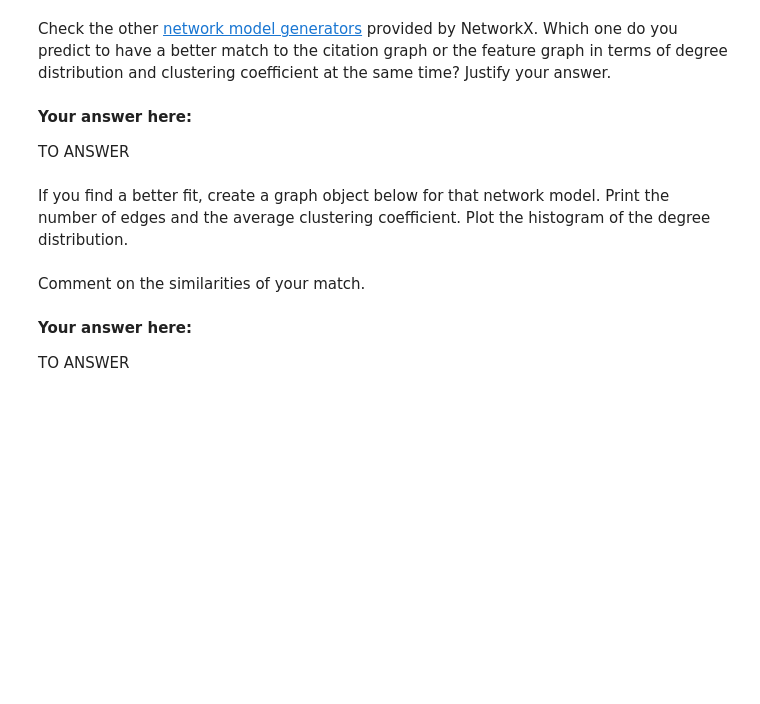
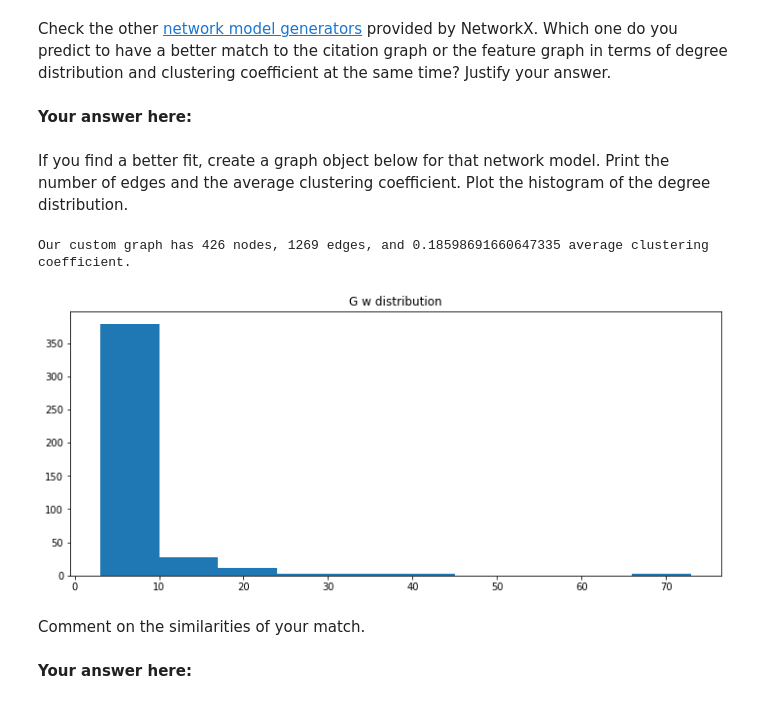
Before and after one commit to jonathan-doenz/ntds_2019, a Jupyter notebook: assignments/1_network_science.ipynb, the cells around one changed output. Drawn from its saved outputs; the diff is of its cells as text; code cells hidden in the pictures; blank space fills up the shorter version.

```diff
--- a/assignments/1_network_science.ipynb
+++ b/assignments/1_network_science.ipynb
@@ -186,8 +152,8 @@ You have to appropriately reduce the adjacency matrix of the citation graph.
 # Your code here.
 interest_paper_ids = pd_content[pd_content.class_label == my_field].index.values
 interest_paper_indices = []
-for i in interest_paper_ids:
-    interest_paper_indices.append(int(np.where(i == sorted_papers)[0]))
+for paper_id in interest_paper_ids:
+    interest_paper_indices.append(int(np.where(paper_id == sorted_papers)[0]))
 A_citation = np.take(A_citation, interest_paper_indices, axis=0)
 A_citation = np.take(A_citation, interest_paper_indices, axis=1)
 # %% [markdown]
@@ -529,5 +492,5 @@ How do you determine the probability parameter for the Erdős–Rényi graph?
 # %%
-p = G_citation.number_of_edges() * 2 / (n * (n - 1)) # Your code here.
+p = 2 * G_citation.number_of_edges() / (n * (n - 1)) # Your code here.
 G_er = nx.erdos_renyi_graph(n, p)
 # %% [markdown]
 Check the number of edges in the Erdős–Rényi graph.
@@ -704,7 +676,5 @@ The clustering coefficients obtained from the generated random networks are lowe
 Check the other [network model generators](https://networkx.github.io/documentation/networkx-1.10/reference/generators.html) provided by NetworkX. Which one do you predict to have a better match to the citation graph or the feature graph in terms of degree distribution and clustering coefficient at the same time? Justify your answer.
 # %% [markdown]
 **Your answer here:**
-
-TO ANSWER
 # %% [markdown]
 If you find a better fit, create a graph object below for that network model. Print the number of edges and the average clustering coefficient. Plot the histogram of the degree distribution.
@@ -714,6 +681,35 @@ If you find a better fit, create a graph object below for that network model. Pr
+# %%
+# TODO
+# Your code here.
+av_degree = np.mean(list(dict(G_feature.degree()).values()))
+G_pl = nx.powerlaw_cluster_graph(n, int(av_degree), 0.21)
+
+min_dif = np.infty
+best_p = 0
+for p in np.arange(0.05,1, 0.01):
+    G_pl = nx.powerlaw_cluster_graph(n, int(av_degree), p)
+    av_cl = nx.average_clustering(nx.Graph(G_pl))
+    if(min_dif > np.abs(av_cl - 0.2)):
+        min_dif = np.abs(av_cl - 0.2)
+        best_p = p
+
+# compute best graph
+G_w = nx.powerlaw_cluster_graph(n, int(av_degree), best_p)
+
+# print graph characteristics
+n_nodes, n_edges = G_w.number_of_nodes(), G_w.number_of_edges()
+C_w = nx.average_clustering(G_w)
+print("Our custom graph has {} nodes, {} edges, and {} average clustering coefficient.".format(n_nodes, n_edges, C_w))
+
+# plot degree distribution
+plt.figure(figsize=(12,5))
+plt.title("G w distribution")
+w_degrees = [G_w.degree(n) for n in G_w.nodes()]
+plt.hist(w_degrees);
+# %% [output]
+Our custom graph has 426 nodes, 1269 edges, and 0.18598691660647335 average clustering coefficient.
+[figure, added]
 # %% [markdown]
 Comment on the similarities of your match.
 # %% [markdown]
 **Your answer here:**
-
-TO ANSWER
```
Also changed, not shown: parts of 48 cells of this notebook.
